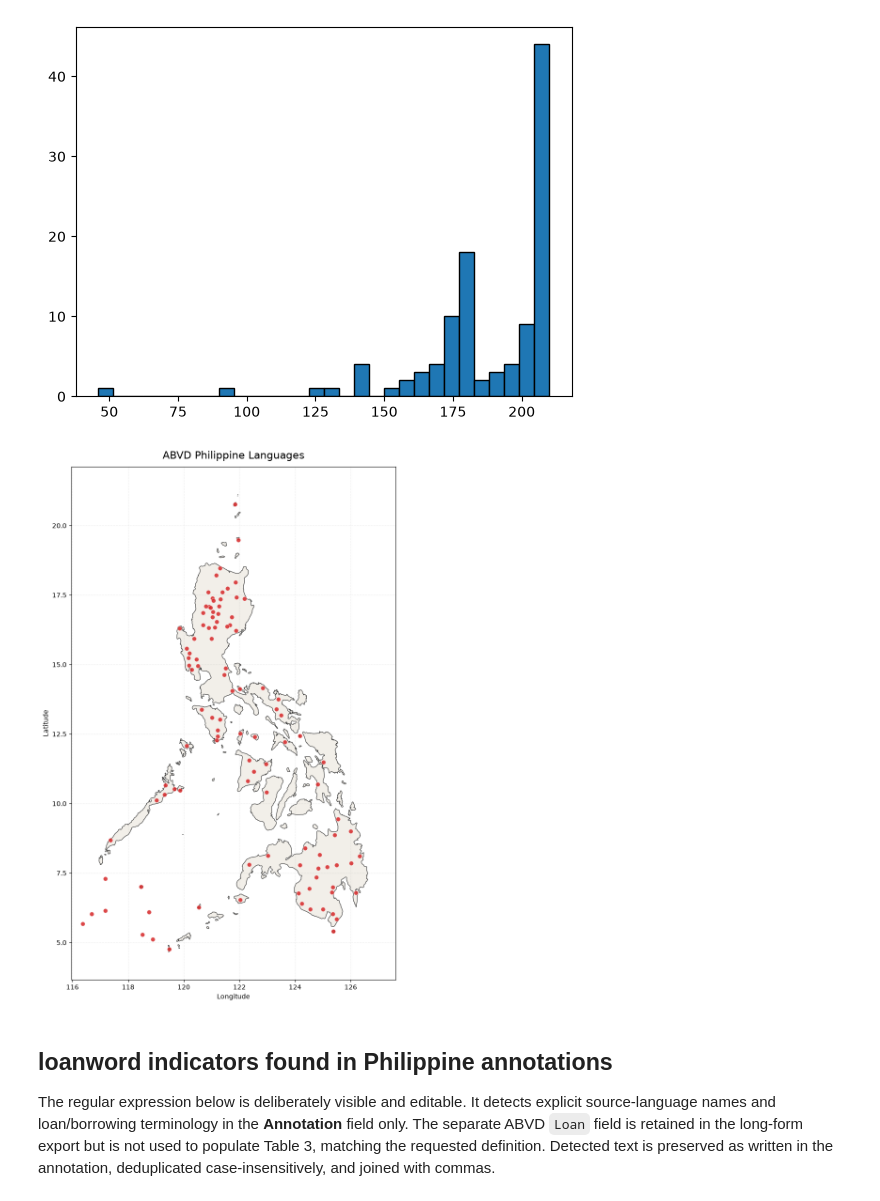
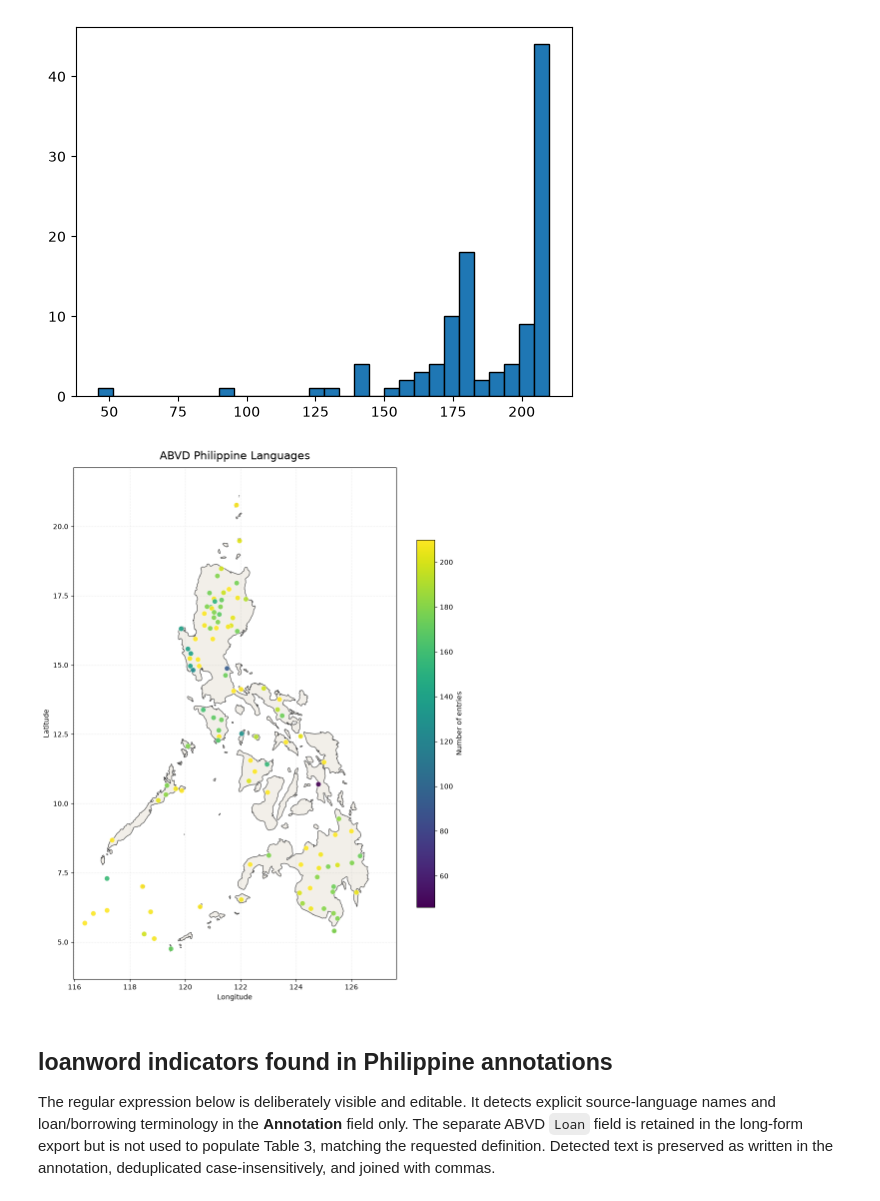
Before and after one commit to mrtnzram/InvestigatingEvolutionaryDriftInThePhilippines, a Jupyter notebook: python/cognate/scrape_abvd_wordlists.ipynb, the cells around one changed output. Cells and saved outputs as stored; diff of their text form; code cells hidden in the pictures.

```diff
--- a/python/cognate/scrape_abvd_wordlists.ipynb
+++ b/python/cognate/scrape_abvd_wordlists.ipynb
@@ -519,19 +519,6 @@ plt.hist(PH_df['number_of_entries'], bins=30, edgecolor='black');
 [figure]
 # %%
 with open(PROJECT_ROOT / 'data' / "countries.geojson", encoding="utf-8") as f:
-    countries = json.load(f)
-
-import json
-
-import geopandas as gpd
-import matplotlib.pyplot as plt
-import pandas as pd
-from shapely.geometry import shape
-
-
-UP = PROJECT_DIR / "data"
-
-with open(UP / "countries.geojson", encoding="utf-8") as f:
     countries = json.load(f)
 
 ph_feat = next(
@@ -578,34 +565,34 @@ ph_map.plot(
 
 language_points.plot(
     ax=ax,
     column="number_of_entries",
     cmap="viridis",
     edgecolor="white",
     linewidth=0.5,
     markersize=55,
     alpha=0.9,
     legend=True,
     legend_kwds={
         "label": "Number of entries",
         "shrink": 0.65,
     },
     zorder=3,
 )
 
 minx, miny, maxx, maxy = ph_geom.bounds
 ax.set_xlim(minx - 1, maxx + 1)
 ax.set_ylim(miny - 1, maxy + 1)
 
 ax.set_title("ABVD Philippine Languages", fontsize=16, pad=12)
 ax.set_xlabel("Longitude")
 ax.set_ylabel("Latitude")
 ax.grid(alpha=0.2, linestyle="--")
 ax.set_aspect("equal")
 
 plt.tight_layout()
 plt.show()
 # %% [output]
-[figure, old version]
+[figure, new version]
 # %% [markdown]
 ## loanword indicators found in Philippine annotations
 
```
Also changed, not shown: parts of 2 cells of this notebook, 5 other files.
